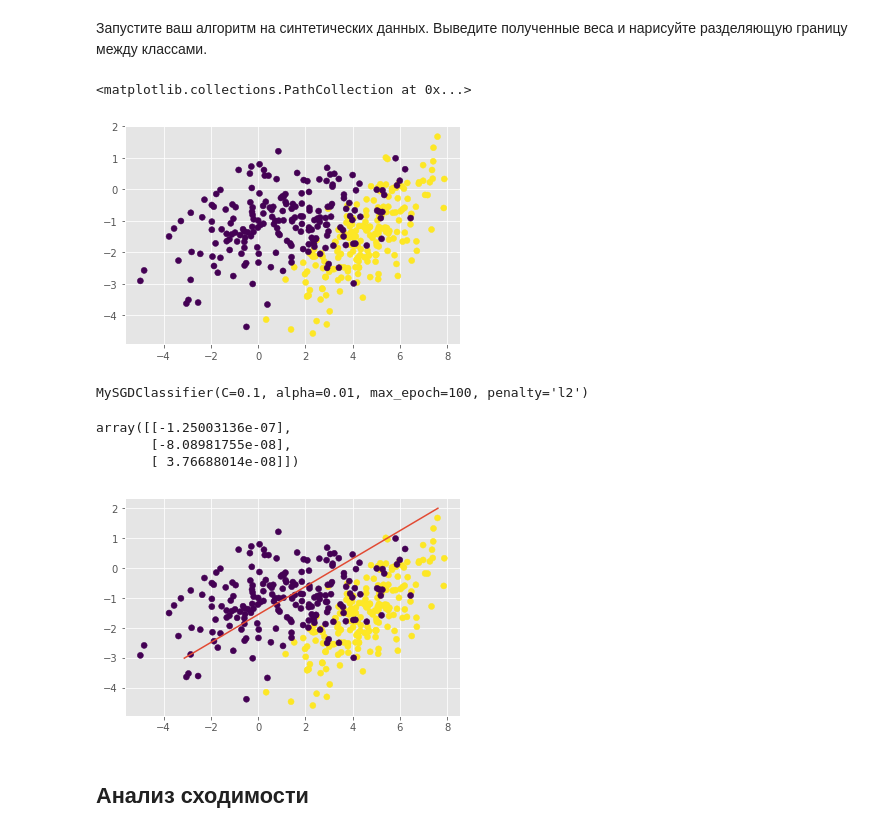
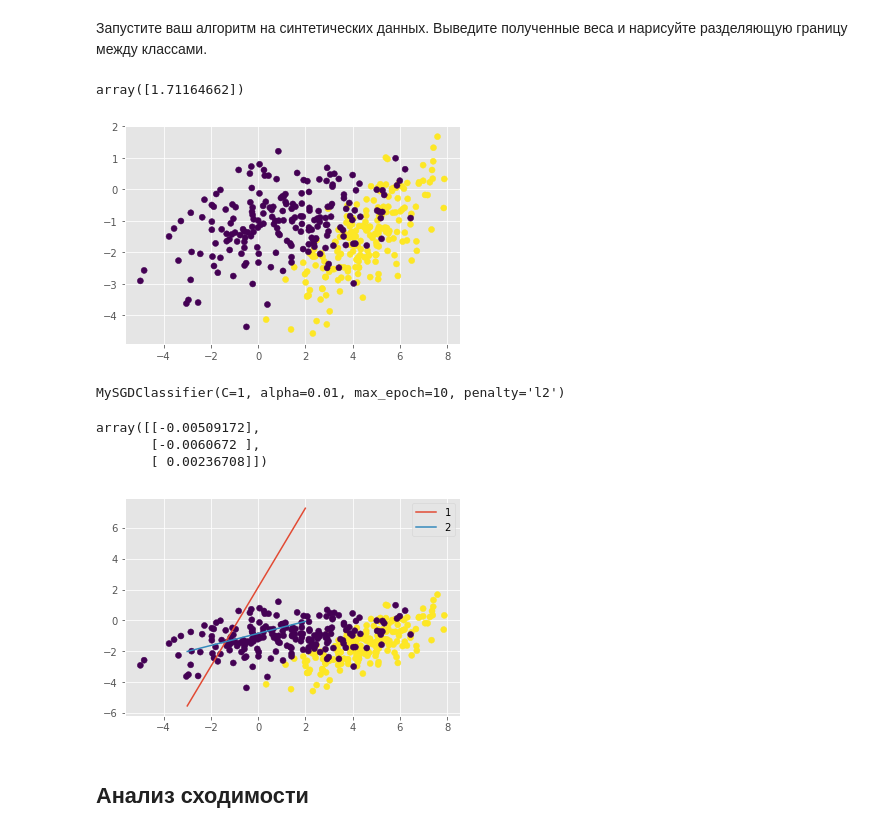
Before and after one commit to VargArt/otus_homework3, a Jupyter notebook: homework.ipynb, the cells around one changed output. Saved outputs shown, nothing was run; the diff lists cells and outputs as text; code cells hidden in the pictures.

```diff
--- a/homework.ipynb
+++ b/homework.ipynb
@@ -24,11 +24,7 @@ plt.rcParams['figure.figsize'] = (12,5)
 from sklearn.base import BaseEstimator, ClassifierMixin
 
 def sigmoid(x):
-    return 1/(1+np.exp(-x))
-
-def normilize(x):
-    m = abs(x).T.max(1)
-    return x/m
+    return 1/(1 + np.exp(-x))
 
 class MySGDClassifier(BaseEstimator, ClassifierMixin):
     """
@@ -68,32 +64,30 @@ class MySGDClassifier(BaseEstimator, ClassifierMixin):
             return self.C * np.sign(w)
 
     def fit(self, X, y=None):
-        # Нормализуем данные
-        X_n = normilize(X)
-
         # Добавляем колонку для дальнейшего определения w0
-        X1 = np.insert(X_n, 0, [1], 1)
+        X1 = np.insert(X, 0, [1], 1)
 
         # Инициализируем начальные веса случайными значаниями в диапазоне low=-1/len(X1[0]), high=1/len(X1[0])
         th = np.random.uniform(low=-1/len(X1[0]), high=1/len(X1[0]), size=(len(X1[0]), 1))
 
         alpha = self.alpha
         counter = 1
+
         np.random.seed(0)
 
         for epoch in range(0, self.max_epoch):
             # Получаем случайную последоваетльность обучающей выборки
-            X2 = np.random.permutation(X1)
-            for x in X2:
+            index = np.random.permutation(len(X1))
+            for i in index:
                 # Расчитываем градиент по одному элементу выборки
-                grad = ((sigmoid(th.T @ x.T) - y[i]) * x.T)
+                grad = ((sigmoid(th.T @ X1[i].T) - y[i]) * X1[i].T)
 
                 # Получаем новые веса, учитывая регуляризацию
-                th = th.T + alpha * (grad + self.regulirize(th.T))
+                th = th.T - alpha * (grad + self.regulirize(th.T))
                 th = th.T
 
                 # Уменьшаем коэффициент alpha для улучшения сходимости
-                alpha = self.alpha/counter
+                alpha = self.alpha / counter
                 counter += 1
 
             # Расчитываем функцию стоимости
@@ -106,18 +100,16 @@ class MySGDClassifier(BaseEstimator, ClassifierMixin):
         return self
 
     def predict(self, X):
-        X_n = normilize(X)
         y_hat = np.zeros(len(X))
         for i in range(0, len(X)):
-            y_hat[i] = 1 if sigmoid(self.theta.T @ X_n[i].T) > 0.5 else 0
+            y_hat[i] = 1 if sigmoid(self.theta.T @ X[i].T) > 0.5 else 0
 
         return y_hat
 
     def predict_proba(self, X):
-        X_n = normilize(X)
         y_hat_proba = np.zeros(len(X))
         for i in range(0, len(X)):
-            y_hat_proba[i] = sigmoid(self.theta.T @ X_n[i].T)
+            y_hat_proba[i] = sigmoid(self.theta.T @ X[i].T)
 
         return y_hat_proba
 
@@ -143,34 +135,43 @@ X = np.vstack([gauss1, gauss2])
 y = np.r_[np.ones(200), np.zeros(200)]
 
 plt.scatter(X[:,0], X[:,1], c=y)
+
+X1 = np.insert(X, 0, [1], 1)
+
+# Инициализируем начальные веса случайными значаниями в диапазоне low=-1/len(X1[0]), high=1/len(X1[0])
+th = np.random.uniform(low=-1/len(X1[0]), high=1/len(X1[0]), size=(len(X1[0]), 1))
 # %% [output]
-<matplotlib.collections.PathCollection at 0x...>
+array([1.71164662])
 [figure]
 # %%
-model = MySGDClassifier(0.1, 0.01, 100, 'l2')
+model = MySGDClassifier(1, 0.01, 10, 'l2')
 model.fit(X, y)
 # %% [output]
-MySGDClassifier(C=0.1, alpha=0.01, max_epoch=100, penalty='l2')
+MySGDClassifier(C=1, alpha=0.01, max_epoch=10, penalty='l2')
 # %%
 ## Your Code Here
 weights = model.get_weight()
 
 x = []
 z = []
+z2 = []
 
 for i in range(-3, 3):
     x.append(i)
     z.append(-(weights[1]/weights[2])*i - weights[0]/weights[2])
+    z2.append(-(weights[2]/weights[1])*i - weights[0]/weights[1])
 
 fig, ax = plt.subplots()
 ax.scatter(X[:,0], X[:,1], c=y)
-ax.plot(z, x)
+ax.plot(x, z, label='1')
+ax.plot(x, z2, label='2')
+ax.legend()
 weights
 # %% [output]
-array([[-1.25003136e-07],
-       [-8.08981755e-08],
-       [ 3.76688014e-08]])
+array([[-0.00509172],
+       [-0.0060672 ],
+       [ 0.00236708]])
-[figure, old version]
+[figure, new version]
 # %% [markdown]
 ## Анализ сходимости
 # %% [markdown]
```
Also changed, not shown: parts of 1 cell of this notebook.
